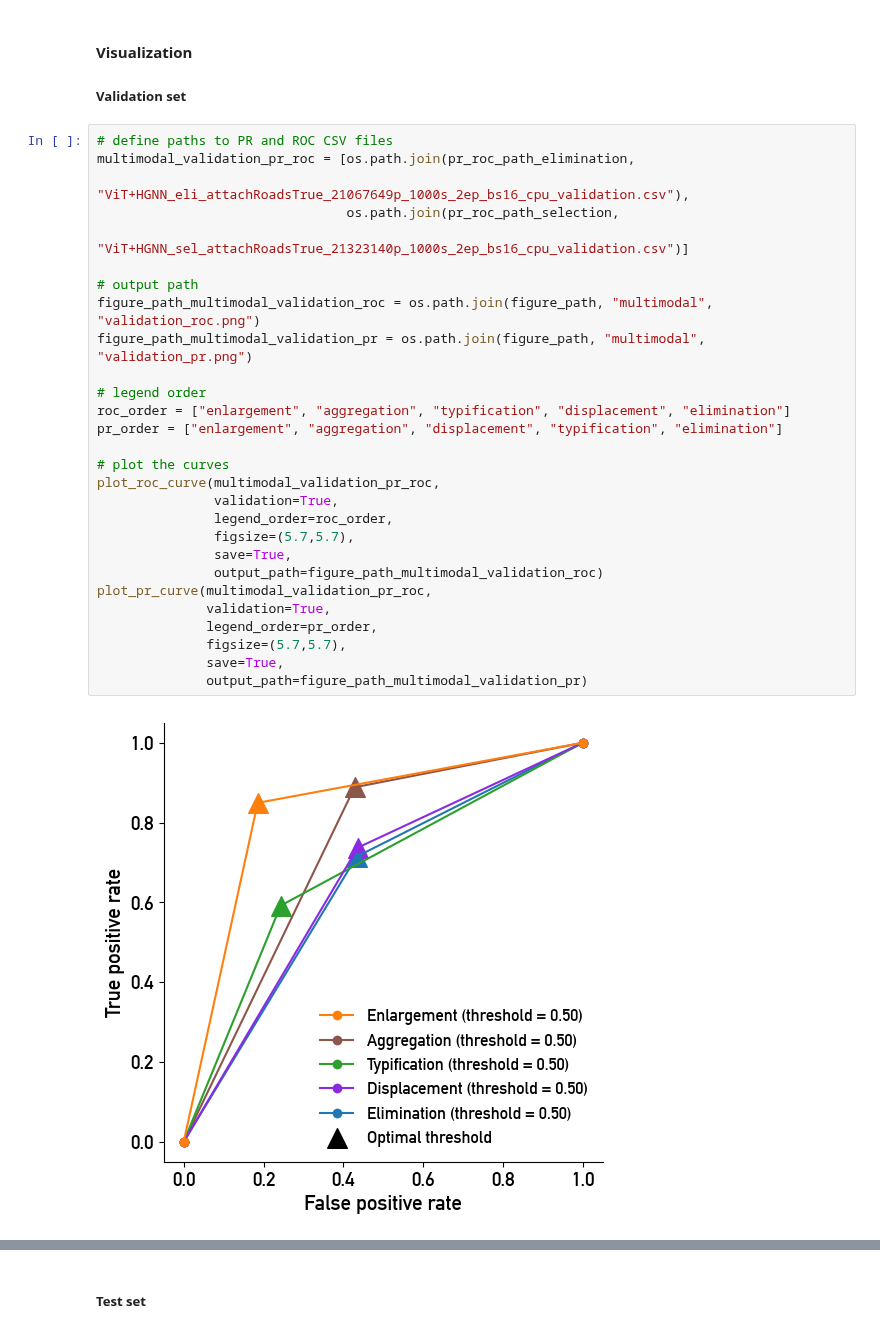
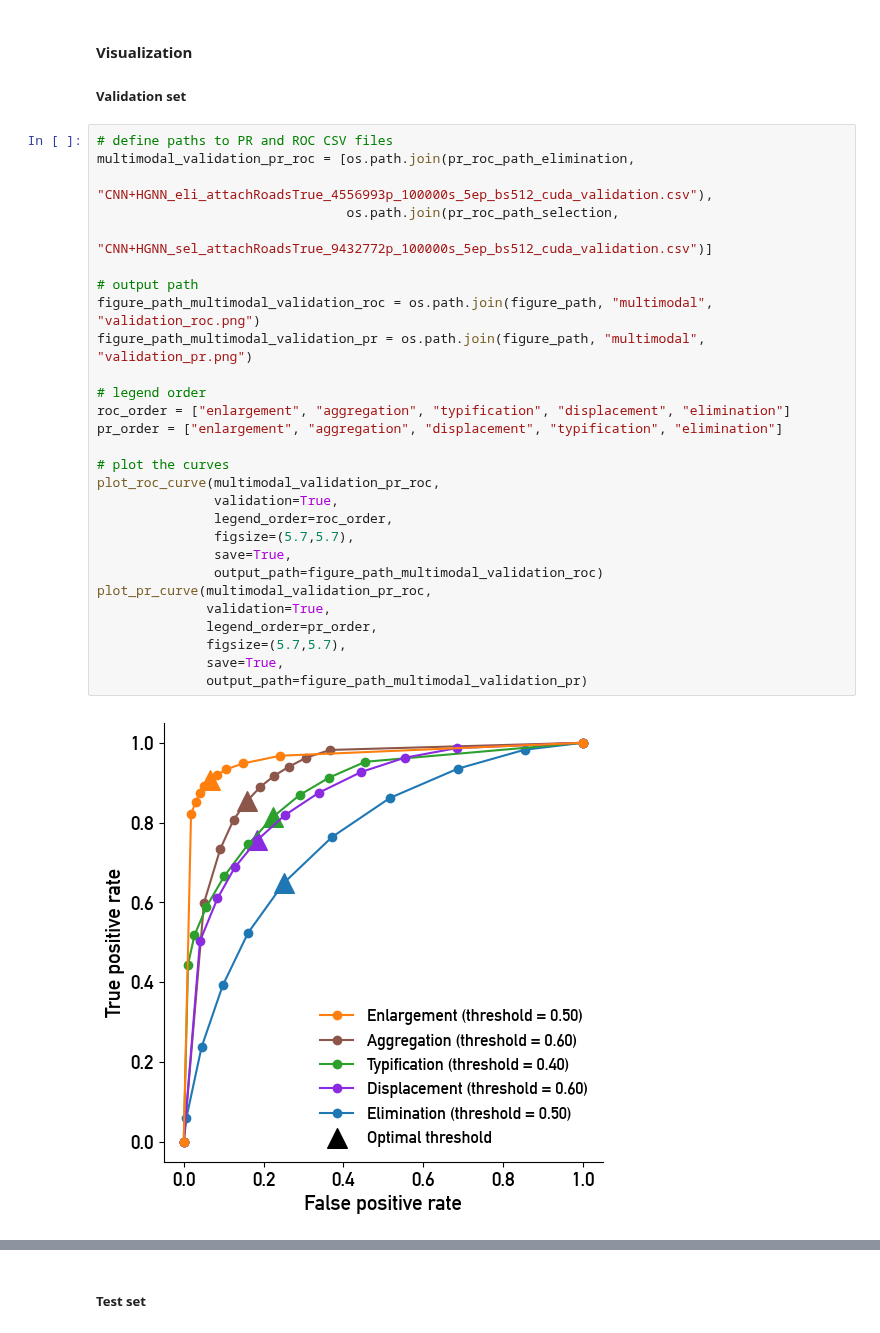
Before and after one commit to jorissenn/genops, a Jupyter notebook: 42_multimodal_model_evaluation.ipynb, the cells around one changed output, grey strips where cells are left out. Saved outputs shown, nothing was run; the diff lists cells and outputs as text.

```diff
--- a/42_multimodal_model_evaluation.ipynb
+++ b/42_multimodal_model_evaluation.ipynb
@@ -295,30 +308,30 @@ Threshold 3/3 processed.
 # %%
 # define paths to PR and ROC CSV files
 multimodal_validation_pr_roc = [os.path.join(pr_roc_path_elimination,
-                                             "ViT+HGNN_eli_attachRoadsTrue_21067649p_1000s_2ep_bs16_cpu_validation.csv"),
+                                             "CNN+HGNN_eli_attachRoadsTrue_4556993p_100000s_5ep_bs512_cuda_validation.csv"),
                                 os.path.join(pr_roc_path_selection,
-                                             "ViT+HGNN_sel_attachRoadsTrue_21323140p_1000s_2ep_bs16_cpu_validation.csv")]
+                                             "CNN+HGNN_sel_attachRoadsTrue_9432772p_100000s_5ep_bs512_cuda_validation.csv")]
 
 # output path
 figure_path_multimodal_validation_roc = os.path.join(figure_path, "multimodal", "validation_roc.png")
 figure_path_multimodal_validation_pr = os.path.join(figure_path, "multimodal", "validation_pr.png")
 
 # legend order
 roc_order = ["enlargement", "aggregation", "typification", "displacement", "elimination"]
 pr_order = ["enlargement", "aggregation", "displacement", "typification", "elimination"]
 
 # plot the curves
 plot_roc_curve(multimodal_validation_pr_roc,
                validation=True,
                legend_order=roc_order,
                figsize=(5.7,5.7),
                save=True,
                output_path=figure_path_multimodal_validation_roc)
 plot_pr_curve(multimodal_validation_pr_roc,
               validation=True,
               legend_order=pr_order,
               figsize=(5.7,5.7),
               save=True,
               output_path=figure_path_multimodal_validation_pr)
 # %% [output]
-[figure, old version]
+[figure, new version]
```
Also changed, not shown: parts of 6 cells of this notebook, 2 other files.
